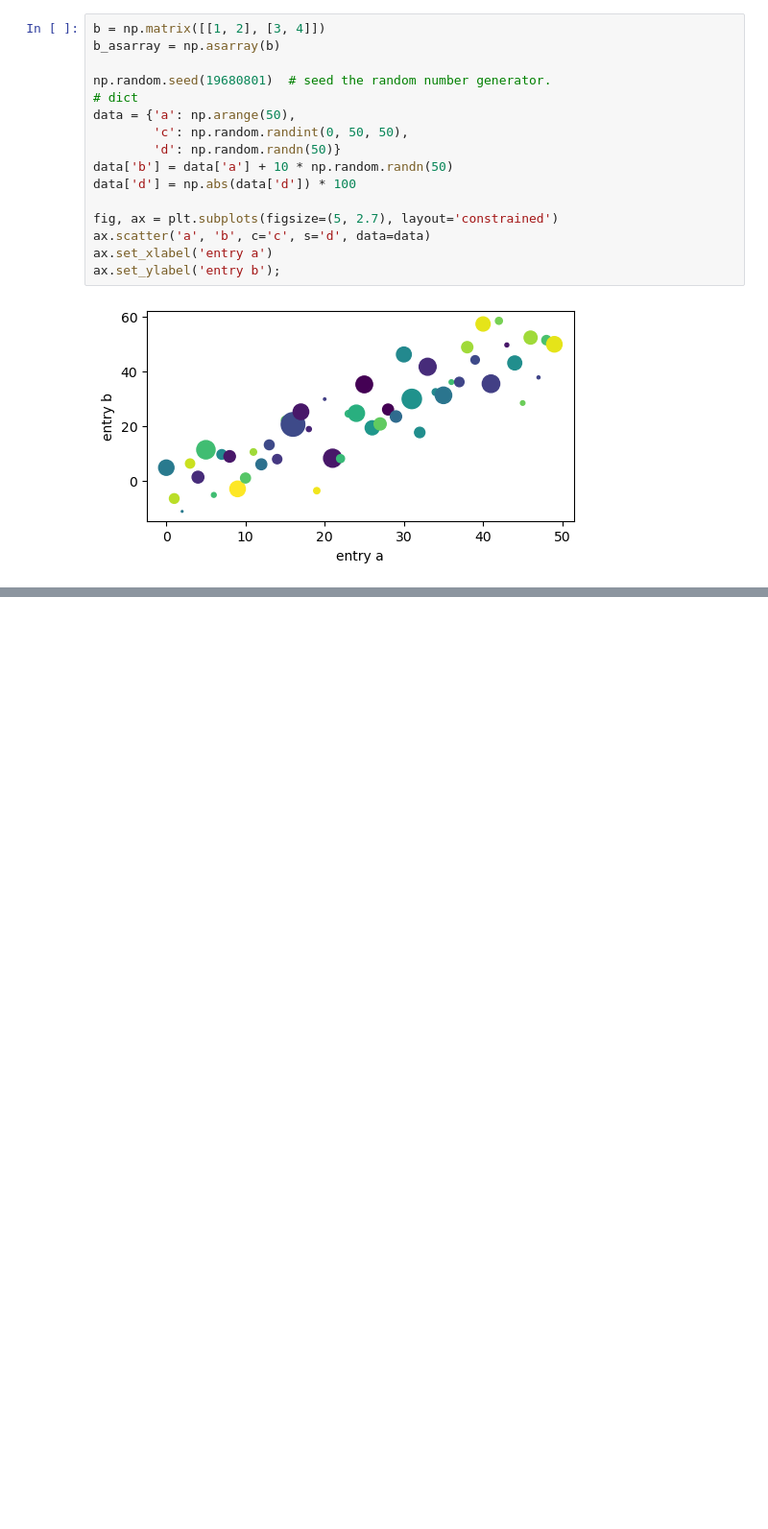
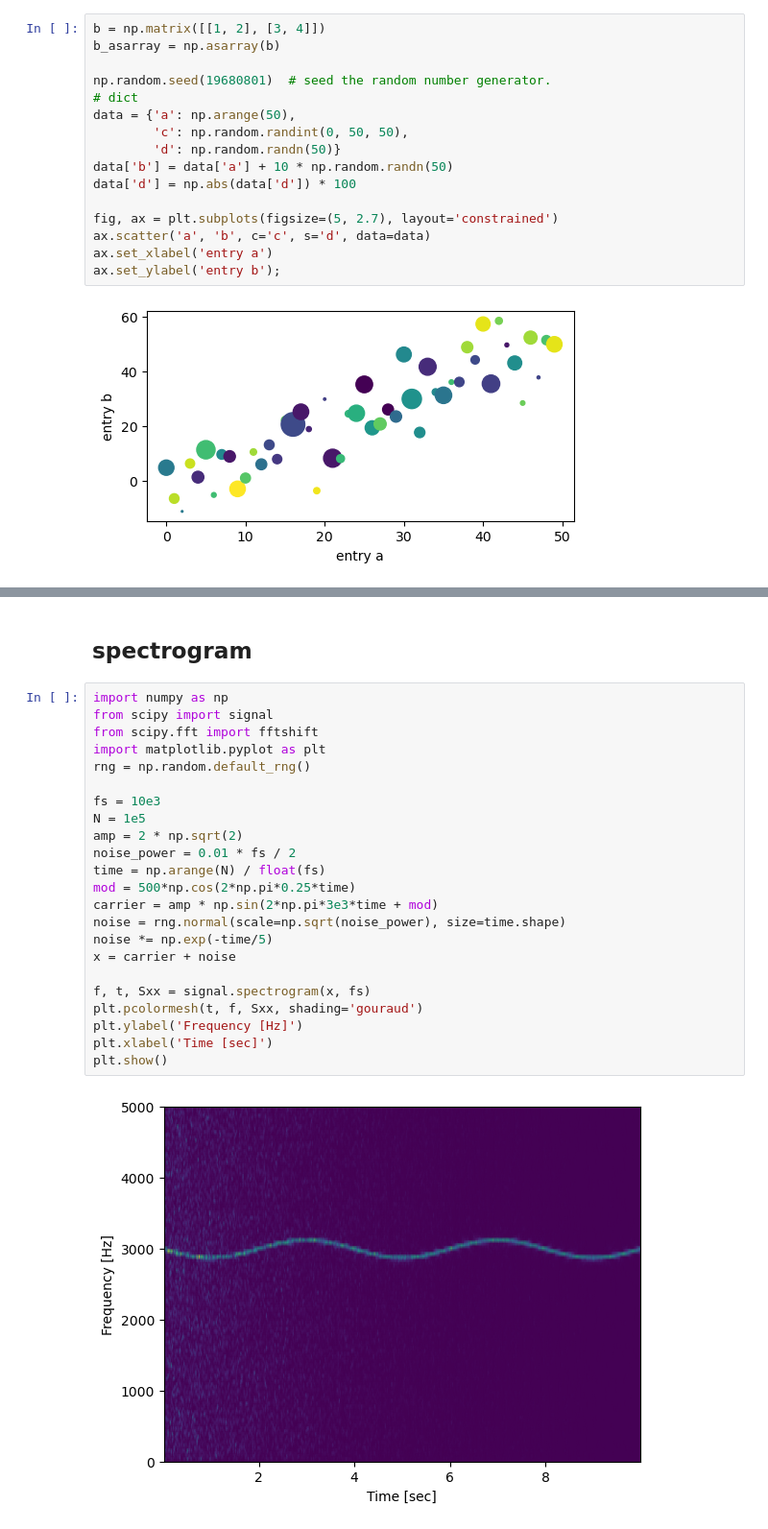
Before and after one commit to Chainsaw-Team/Chainsaw, a Jupyter notebook: goldenModel/learning_matplotlib.ipynb, the cells around one changed output, grey strips where cells are left out. Shown: that part at 96% size. Saved outputs shown, nothing was run; the diff lists cells and outputs as text; blank space fills up the shorter version.

```diff
--- a/goldenModel/learning_matplotlib.ipynb
+++ b/goldenModel/learning_matplotlib.ipynb
@@ -46,0 +95,27 @@ ax.set_ylabel('entry b');
+# %% [markdown]
+## spectrogram
+# %%
+import numpy as np
+from scipy import signal
+from scipy.fft import fftshift
+import matplotlib.pyplot as plt
+rng = np.random.default_rng()
+
+fs = 10e3
+N = 1e5
+amp = 2 * np.sqrt(2)
+noise_power = 0.01 * fs / 2
+time = np.arange(N) / float(fs)
+mod = 500*np.cos(2*np.pi*0.25*time)
+carrier = amp * np.sin(2*np.pi*3e3*time + mod)
+noise = rng.normal(scale=np.sqrt(noise_power), size=time.shape)
+noise *= np.exp(-time/5)
+x = carrier + noise
+
+f, t, Sxx = signal.spectrogram(x, fs)
+plt.pcolormesh(t, f, Sxx, shading='gouraud')
+plt.ylabel('Frequency [Hz]')
+plt.xlabel('Time [sec]')
+plt.show()
+# %% [output]
+[figure, added]
```
Also changed, not shown: parts of 4 cells of this notebook, 6 other files.
